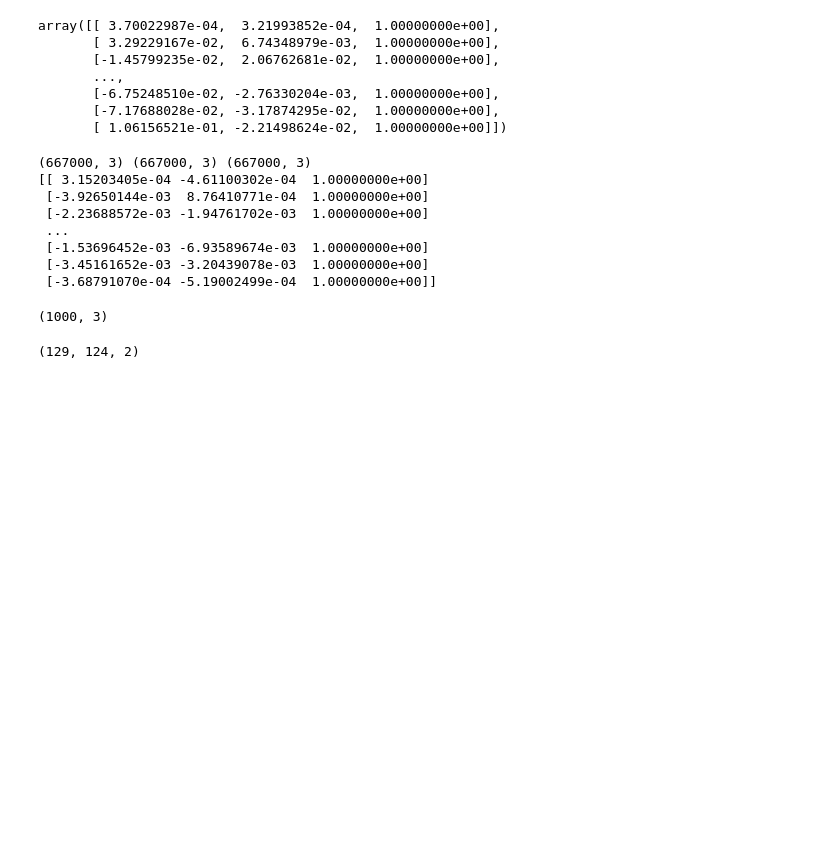
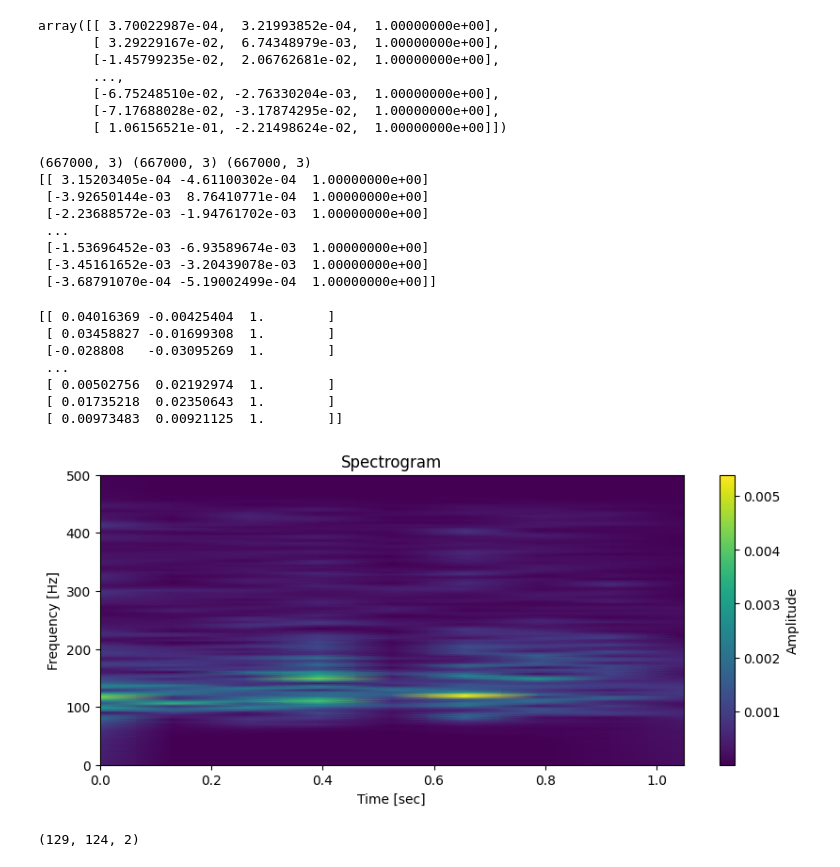
Before and after one commit to Aryanaut/ecz-ware, a Jupyter notebook: training/spectrogram.ipynb, the cells around one changed output. Drawn from its saved outputs; the diff is of its cells as text; code cells hidden in the pictures; blank space fills up the shorter version.

```diff
--- a/training/spectrogram.ipynb
+++ b/training/spectrogram.ipynb
@@ -259,10 +273,35 @@ df_other_train, df_other_test = split_data(other_data)
  [-3.68791070e-04 -5.19002499e-04  1.00000000e+00]]
 # %%
 interval = 1000
-chunk = scratch_data[0:interval]
-chunk.shape
+chunk_number = 500
+chunk = scratch_data[chunk_number*500:chunk_number+interval]
+print(chunk)
+
+channel = 1
+chunk = chunk[:, channel]
+
+# print(type(chunk))
+
+
+f, t, spec1 = stft_full(chunk, sampling_rate=1000, useNp=True)
+
+plt.figure(figsize=(10, 4))
+plt.pcolormesh(t, f, spec1, shading='gouraud')
+plt.title('Spectrogram')
+plt.ylabel('Frequency [Hz]')
+plt.xlabel('Time [sec]')
+plt.colorbar(label='Amplitude')  # limit frequency range to make plot clearer
+# plt.savefig('scratch_data_800Hz.png')
+plt.show()
 # %% [output]
-(1000, 3)
+[[ 0.04016369 -0.00425404  1.        ]
+ [ 0.03458827 -0.01699308  1.        ]
+ [-0.028808   -0.03095269  1.        ]
+ ...
+ [ 0.00502756  0.02192974  1.        ]
+ [ 0.01735218  0.02350643  1.        ]
+ [ 0.00973483  0.00921125  1.        ]]
+[figure, added]
 # %%
 # dataset manipulation bit
 spec_scratch_train, scratch_labels = get_spectrograms(df_scratch_train, sampling_rate=1000)
```
Also changed, not shown: parts of 4 cells of this notebook.
